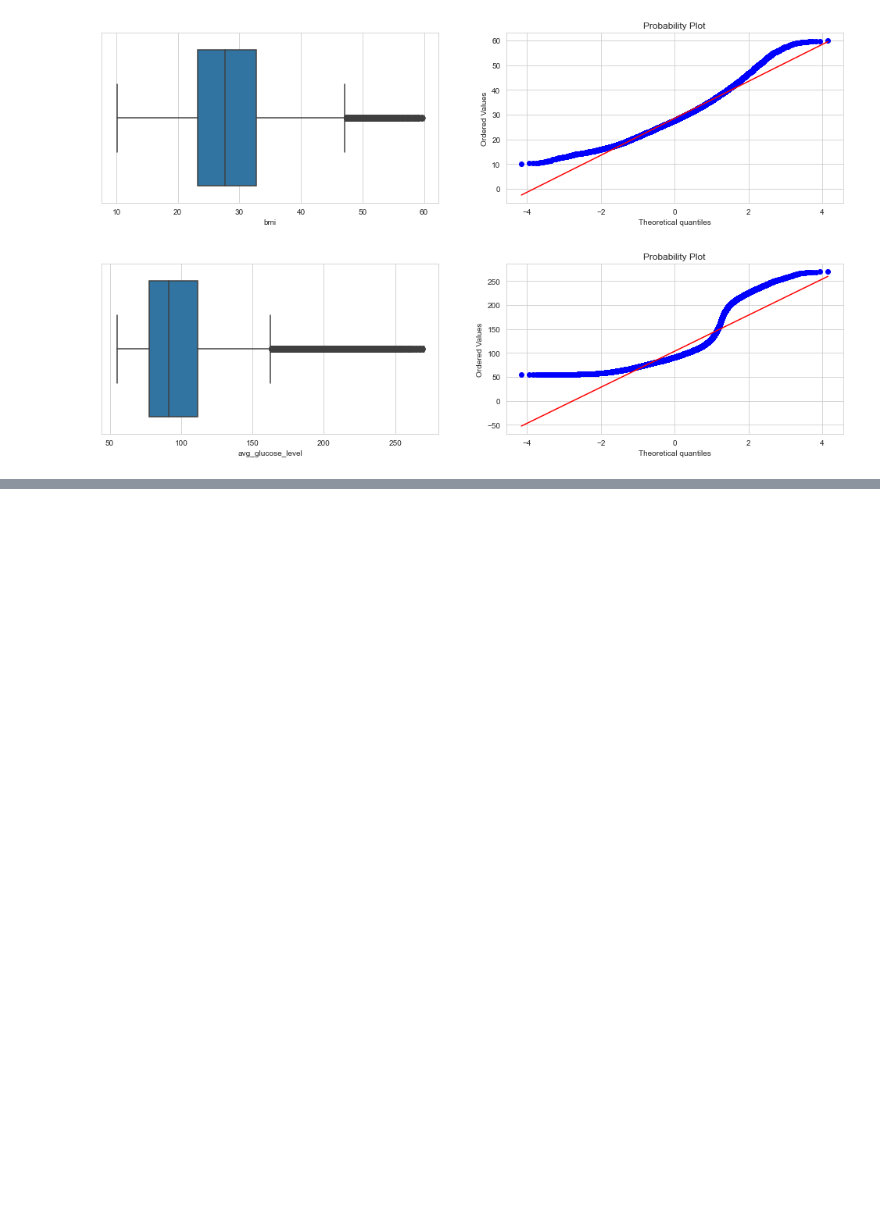
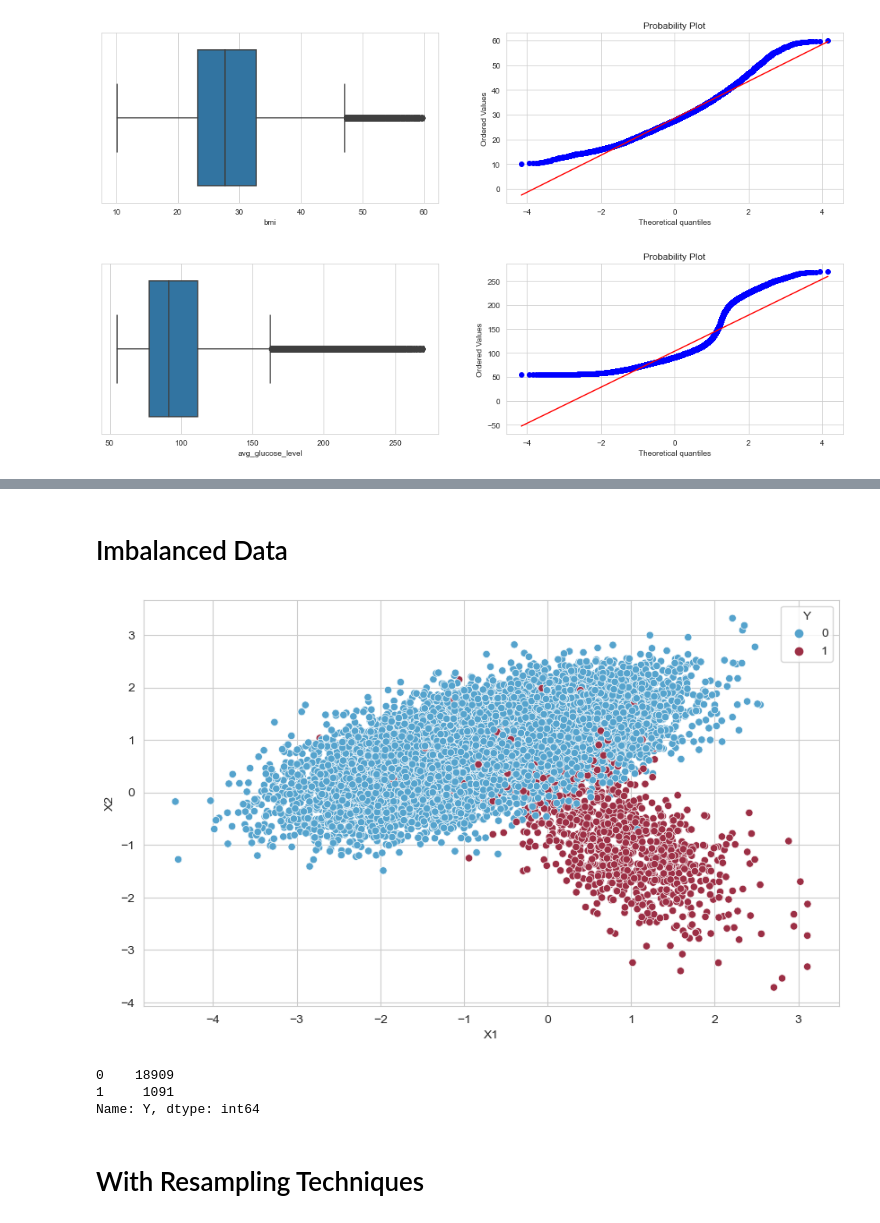
Before and after one commit to Pehu2906/Imbalanced-Data-Analysis, a Jupyter notebook: Cerebral Stroke/Cerebral Stroke.ipynb, the cells around one changed output, grey strips where cells are left out. Cells and saved outputs as stored; diff of their text form; code cells hidden in the pictures; blank space fills up the shorter version.

```diff
--- a/Cerebral Stroke/Cerebral Stroke.ipynb
+++ b/Cerebral Stroke/Cerebral Stroke.ipynb
@@ -279,0 +521,14 @@ memory usage: 4.0+ MB
+# %%
+from sklearn.datasets import make_classification
+X, Y = make_classification(n_samples=20000, n_features=2, n_informative=2,
+                            n_redundant=0, n_repeated=0, n_classes=2,
+                            n_clusters_per_class=1,
+                            weights=[0.95, 0.05],
+                            class_sep=0.8, random_state=100)
+X1, X2 = list(), list()
+for i, j in enumerate(X):
+    X1.append(j[0])
+    X2.append(j[1])
+df = pd.DataFrame({'X1':X1, 'X2':X2, 'Y':Y})
+pal = sns.color_palette('tab10')
+print(pal.as_hex())
@@ -279,0 +543,16 @@ memory usage: 4.0+ MB
+# %% [markdown]
+# Imbalanced Data
+# %%
+plt.figure(figsize=(10,6),dpi=100)
+
+sns.despine(left=True)
+sns.scatterplot(x='X1', y='X2', hue = 'Y', data=df)
+plt.show()
+# %% [output]
+[figure, added]
+# %%
+df['Y'].value_counts()
+# %% [output]
+0    18909
+1     1091
+Name: Y, dtype: int64
@@ -279,0 +562,2 @@ memory usage: 4.0+ MB
+# %% [markdown]
+# With Resampling Techniques
```
Also changed, not shown: parts of 140 cells of this notebook.
